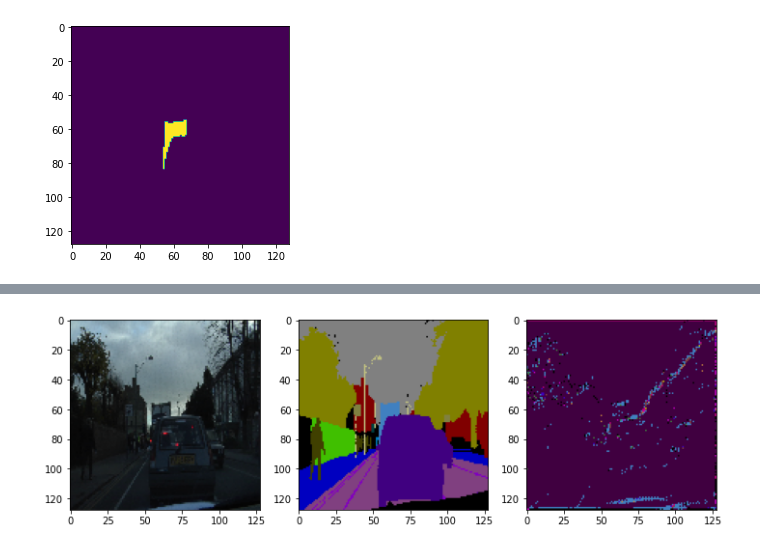
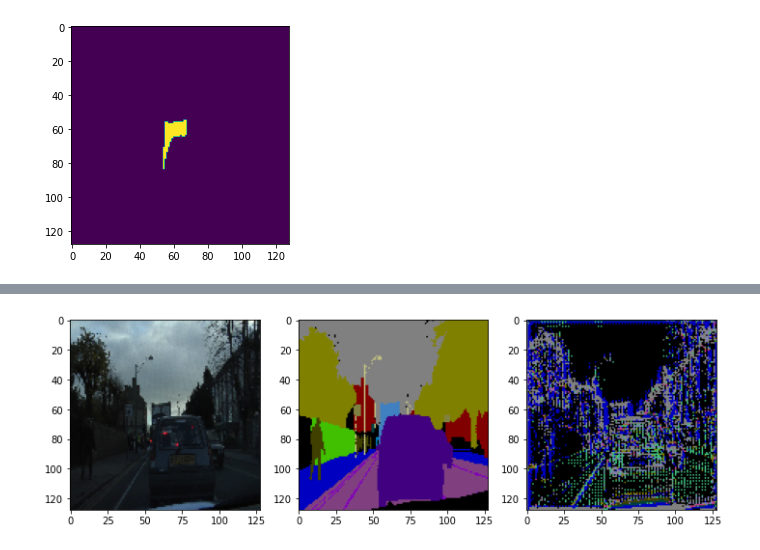
Before and after one commit to IsidoraSlavkovic/image-segmentation, a Jupyter notebook: CamVid.ipynb, the cells around one changed output, grey strips where cells are left out. Saved outputs shown, nothing was run; the diff lists cells and outputs as text; code cells hidden in the pictures.

```diff
--- a/CamVid.ipynb
+++ b/CamVid.ipynb
@@ -41,5 +76,5 @@ Drive already mounted at myDrive; to attempt to forcibly remount, call drive.mou
 # %%
-DIR_PATH = '/content/myDrive/MyDrive/camVid/CamVid/'
+DIR_PATH = 'CamVid/'
 # %%
 class_dict = pd.read_csv(os.path.join(DIR_PATH + 'class_dict.csv'), index_col=0)
 class_dict.head()
@@ -185,30 +223,3 @@ plt.show()
 cat_yi.shape
 # %% [output]
 (128, 128, 32)
-# %%
-y_train = []
-
-for mask in dataset.train_masks:
-  y_cat, _ = Color2index(image.img_to_array(mask))
-  y_train.append(y_cat)
-
-y_train = np.array(y_train)
-
-y_test = []
-
-for mask in dataset.test_masks:
-  y_cat, _ = Color2index(image.img_to_array(mask))
-  y_test.append(y_cat)
-
-y_test = np.array(y_test)
-
-y_val = []
-
-for mask in dataset.val_masks:
-  y_cat, _ = Color2index(image.img_to_array(mask))
-  y_val.append(y_cat)
-
-y_val = np.array(y_val)
-
-print(X_train.shape)
-print(y_train.shape)
@@ -256,7 +270,7 @@ model1.compile(optimizer='adam',
 # %%
-model2 = unet2.build_unet(32, (128, 128, 3))
-model2.compile(optimizer='adam',
+model = unet.build_unet(32, (128, 128, 3))
+model.compile(optimizer='adam',
               loss='categorical_crossentropy',
-              metrics=[iou, dice_coef])
+              metrics=[iou, dice_coef, 'accuracy'])
 # %%
 # tf.keras.utils.plot_model(model, show_shapes=True)
@@ -332,5 +309,5 @@ Sample Prediction after epoch 100
 # %%
-show_prediction(model2, 0, dataset.train_images, dataset.train_masks, X_train)
+show_prediction(model, 0, dataset.train_images, dataset.train_masks, X_train)
 # %% [output]
-[figure, old version]
+[figure, new version]
 # %%
```
Also changed, not shown: parts of 41 cells of this notebook.
